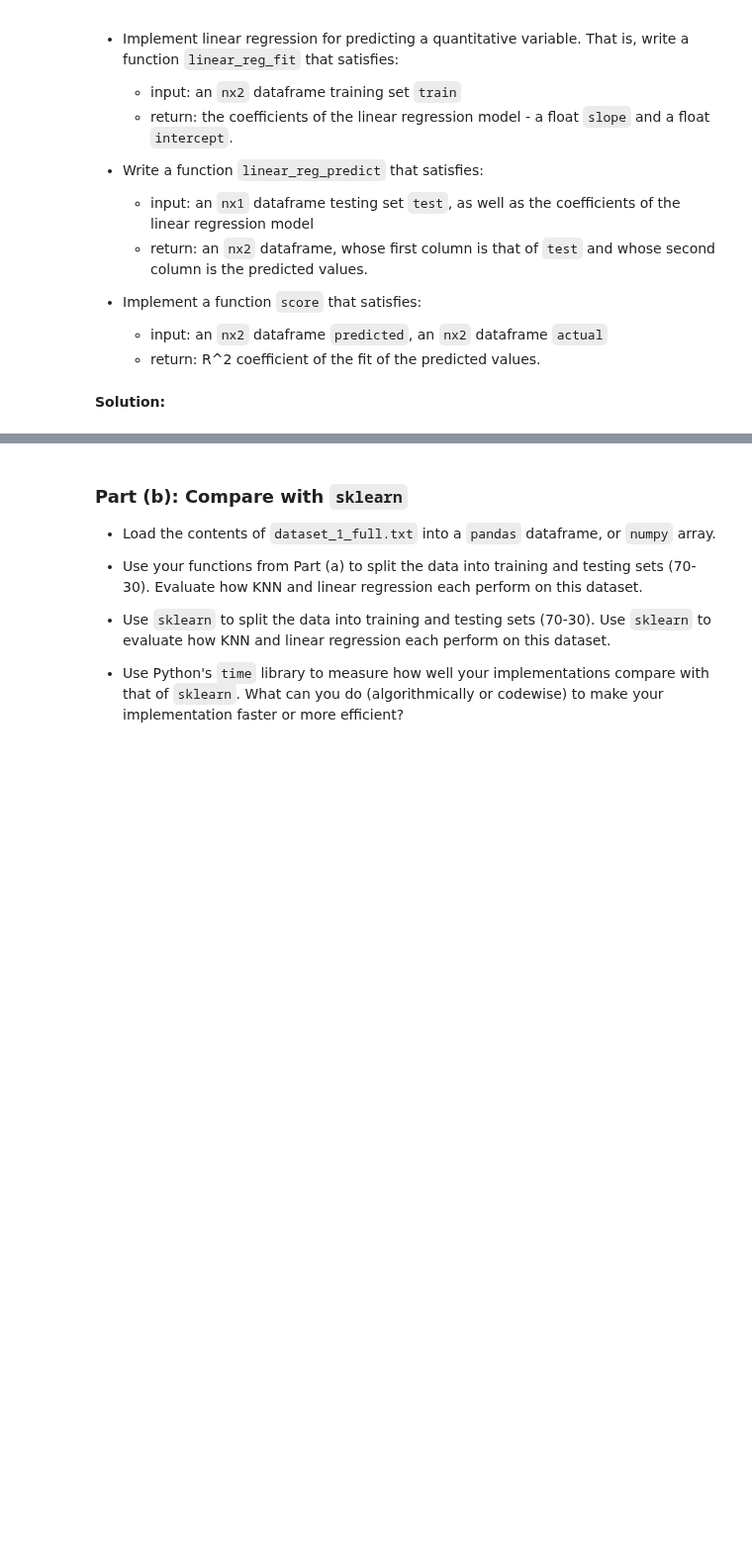
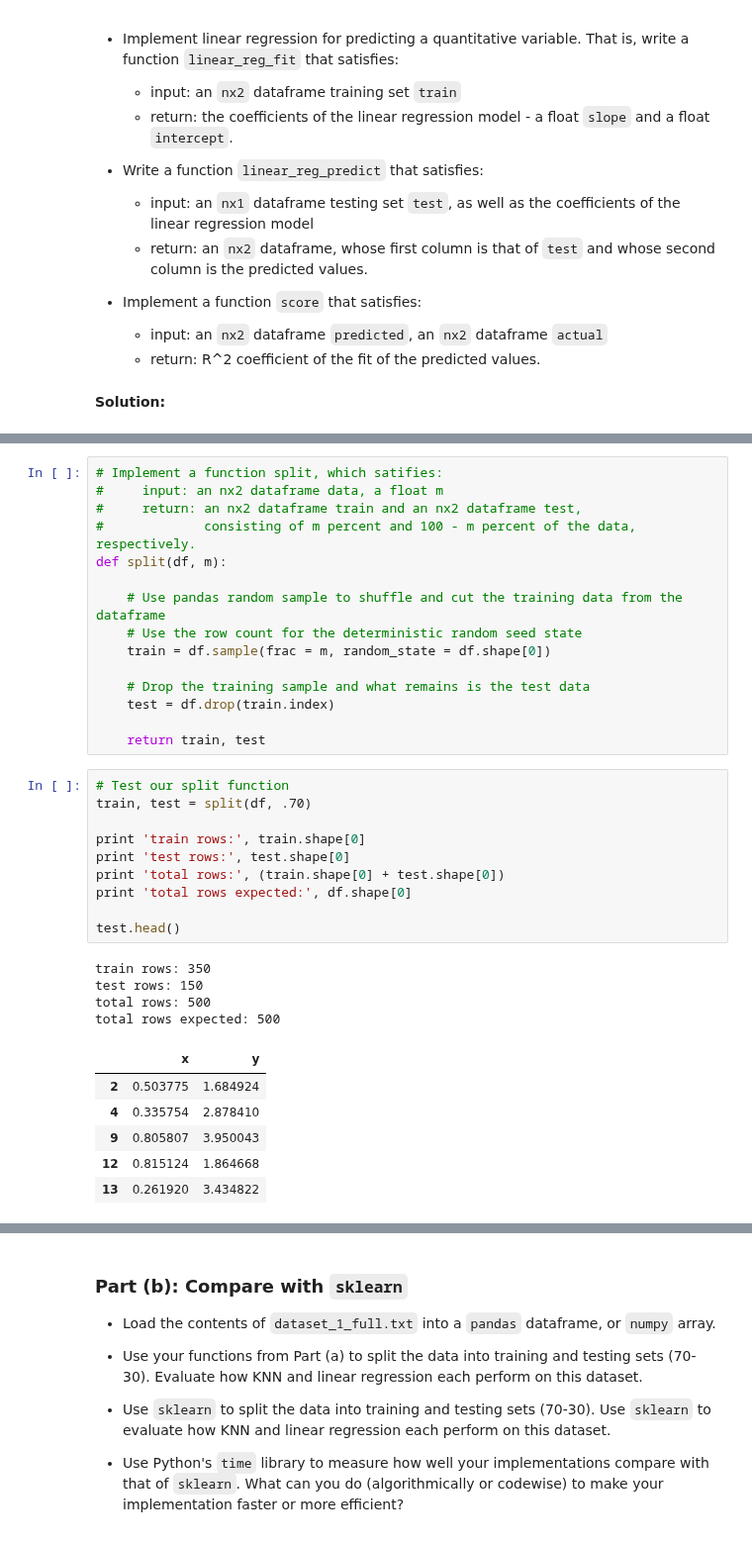
Before and after one commit to rickfarmer/harvard-cs-109a-data-science, a Jupyter notebook: farmer_rick_cs109a_HW2.ipynb, the cells around one changed output, grey strips where cells are left out. Shown at 99% size. Cells and saved outputs as stored; diff of their text form; blank space fills up the shorter version.

```diff
--- a/farmer_rick_cs109a_HW2.ipynb
+++ b/farmer_rick_cs109a_HW2.ipynb
@@ -91,0 +128,36 @@ In the following, you may use ``numpy`` arrays instead of ``pandas`` dataframes.
+# %%
+# Implement a function split, which satifies:
+#     input: an nx2 dataframe data, a float m
+#     return: an nx2 dataframe train and an nx2 dataframe test,
+#             consisting of m percent and 100 - m percent of the data, respectively.
+def split(df, m):
+
+    # Use pandas random sample to shuffle and cut the training data from the dataframe
+    # Use the row count for the deterministic random seed state
+    train = df.sample(frac = m, random_state = df.shape[0])
+
+    # Drop the training sample and what remains is the test data
+    test = df.drop(train.index)
+
+    return train, test
+# %%
+# Test our split function
+train, test = split(df, .70)
+
+print 'train rows:', train.shape[0]
+print 'test rows:', test.shape[0]
+print 'total rows:', (train.shape[0] + test.shape[0])
+print 'total rows expected:', df.shape[0]
+
+test.head()
+# %% [output]
+train rows: 350
+test rows: 150
+total rows: 500
+total rows expected: 500
+|  | x | y |
+| 2 | 0.503775 | 1.684924 |
+| 4 | 0.335754 | 2.878410 |
+| 9 | 0.805807 | 3.950043 |
+| 12 | 0.815124 | 1.864668 |
+| 13 | 0.261920 | 3.434822 |
```
Also changed, not shown: parts of 29 cells of this notebook.
